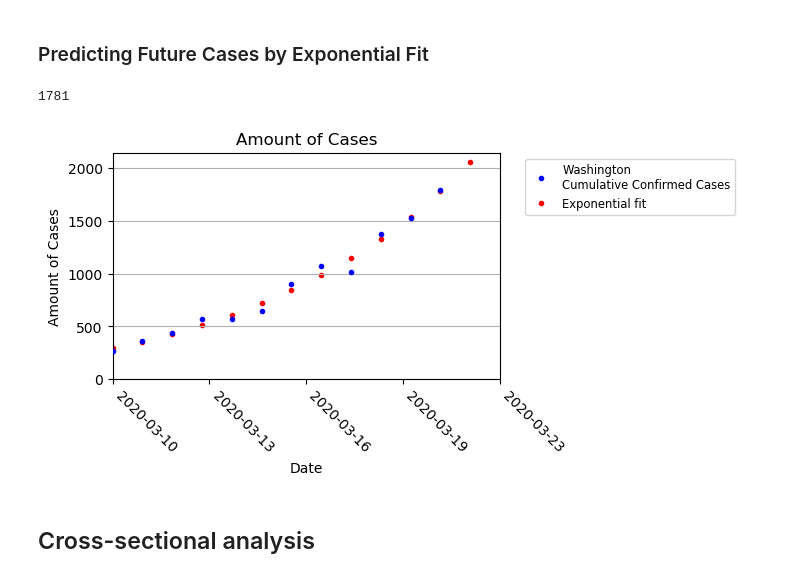
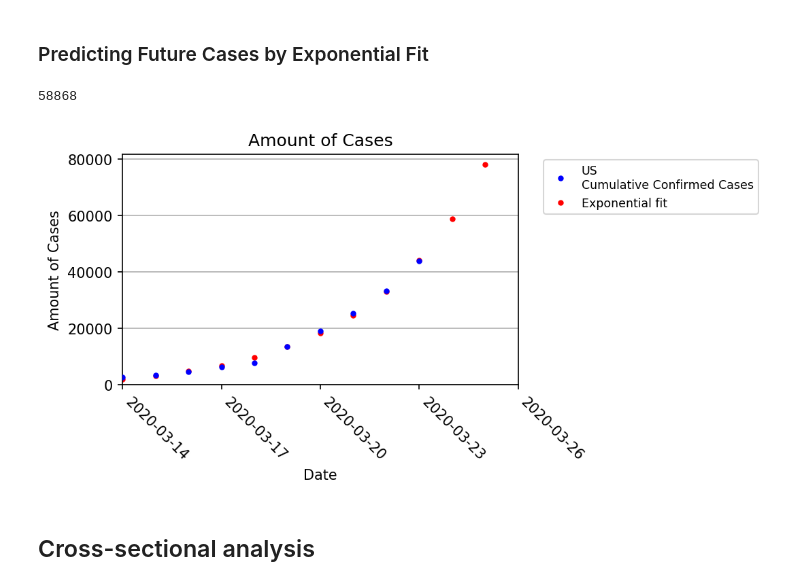
Before and after one commit to HI-01/COVID-19-Analysis, a Jupyter notebook: Coronavirus analysis.ipynb, the cells around one changed output. Saved outputs shown, nothing was run; the diff lists cells and outputs as text; code cells hidden in the pictures.

```diff
--- a/Coronavirus analysis.ipynb
+++ b/Coronavirus analysis.ipynb
@@ -225,7 +221,7 @@ def predict_cum_cases(data, label, region, region_type='region', prediction_date
 
     # fit original data using exponential fit
     if not prediction_date:
-        prediction_date = data.iloc[0, 4:].index[-1]
+        prediction_date = str((pd.to_datetime(data.iloc[0, 4:].index[-1]) + pd.Timedelta('1 days')).date())
     start_date = original_xaxis[0].date()
     end_date = (pd.to_datetime(prediction_date) + pd.Timedelta('1 days')).date()
 
@@ -236,32 +232,31 @@ def predict_cum_cases(data, label, region, region_type='region', prediction_date
     prediction_yaxis = exp(np.arange(len(prediction_xaxis)), *params)
 
     # Graph results
-    plt.figure(figsize=(5, 3), dpi=100)
-    plt.title('Amount of Cases')
-    plt.xlabel('Date')
-    plt.ylabel('Amount of Cases')
-    plt.plot(original_xaxis, original_yaxis, '.b', label=region + '\n' + label, zorder=5)
-    plt.plot(prediction_xaxis, prediction_yaxis, '.r', label='Exponential fit', zorder=1)
-    # x axis
-    xmin = start_date
-    xmax = end_date + pd.Timedelta('1 days')
-    plt.xlim(xmin, xmax + (xmax - xmin) * 0.05)
-    plt.xticks(pd.date_range(xmin, xmax, periods=5), rotation=-45, horizontalalignment='left')
-    # y axis
-    ymin = 0
-    plt.ylim(ymin)
-    # other
-    plt.legend(bbox_to_anchor=(1.05, 1), loc='upper left', fontsize='small')
-    plt.grid(True, axis='y')
-    if not show_plot:
-        plt.close()
+    if show_plot:
+        plt.figure(figsize=(5, 3), dpi=150)
+        plt.title('Amount of Cases')
+        plt.xlabel('Date')
+        plt.ylabel('Amount of Cases')
+        plt.plot(original_xaxis, original_yaxis, '.b', label=region + '\n' + label, zorder=5)
+        plt.plot(prediction_xaxis, prediction_yaxis, '.r', label='Exponential fit', zorder=1)
+        # x axis
+        xmin = start_date
+        xmax = end_date + pd.Timedelta('1 days')
+        plt.xlim(xmin, xmax + (xmax - xmin) * 0.05)
+        plt.xticks(pd.date_range(xmin, xmax, periods=5), rotation=-45, horizontalalignment='left')
+        # y axis
+        ymin = 0
+        plt.ylim(ymin)
+        # other
+        plt.legend(bbox_to_anchor=(1.05, 1), loc='upper left', fontsize='small')
+        plt.grid(True, axis='y')
 
     return int(round(prediction_yaxis[-2]))
 # %%
-predict_cum_cases(cum_confirmed_data, 'Cumulative Confirmed Cases', 'Washington', 'state')
+predict_cum_cases(cum_confirmed_data, 'Cumulative Confirmed Cases', 'US', 'country', '2020/3/24')
 # %% [output]
-1781
+58868
-[figure, old version]
+[figure, new version]
 # %% [markdown]
 ## Cross-sectional analysis
 # %%
```
Also changed, not shown: parts of 4 cells of this notebook.
